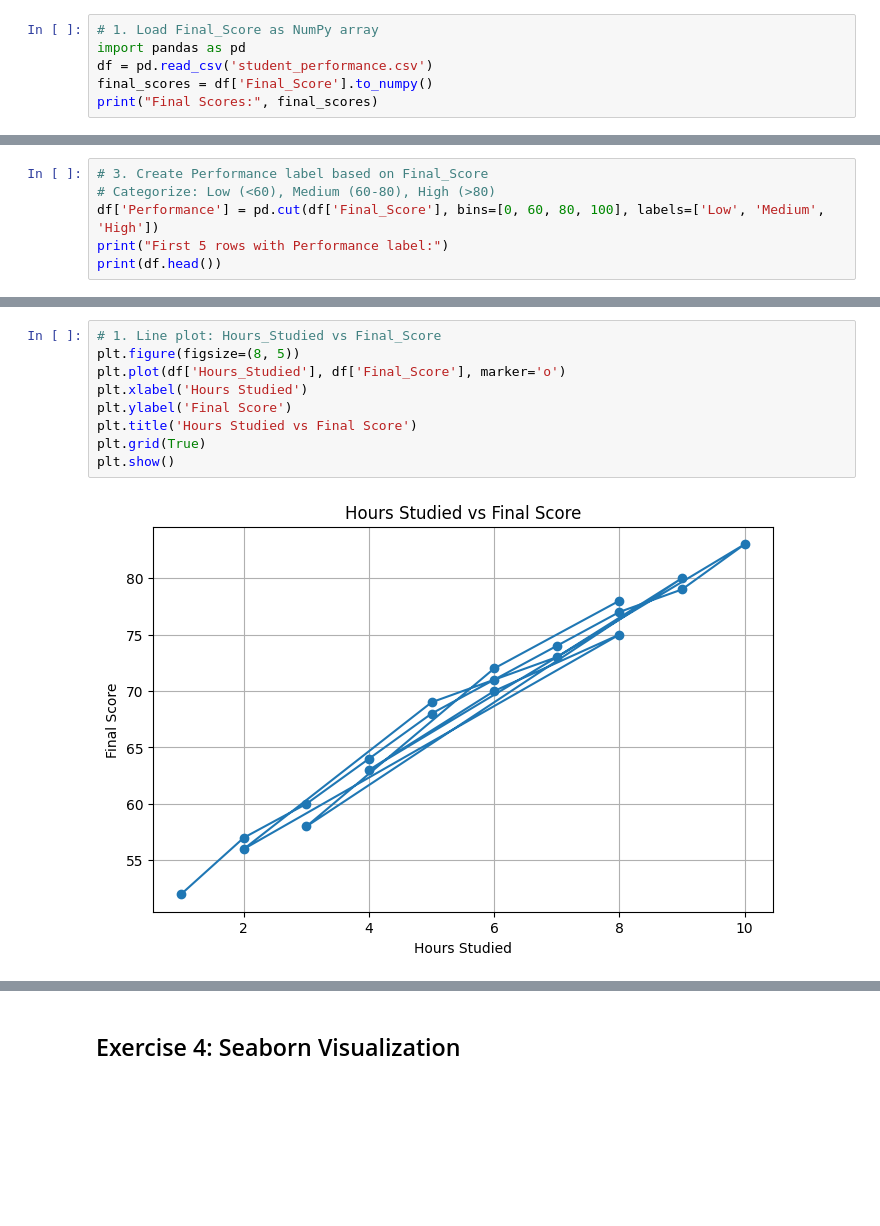
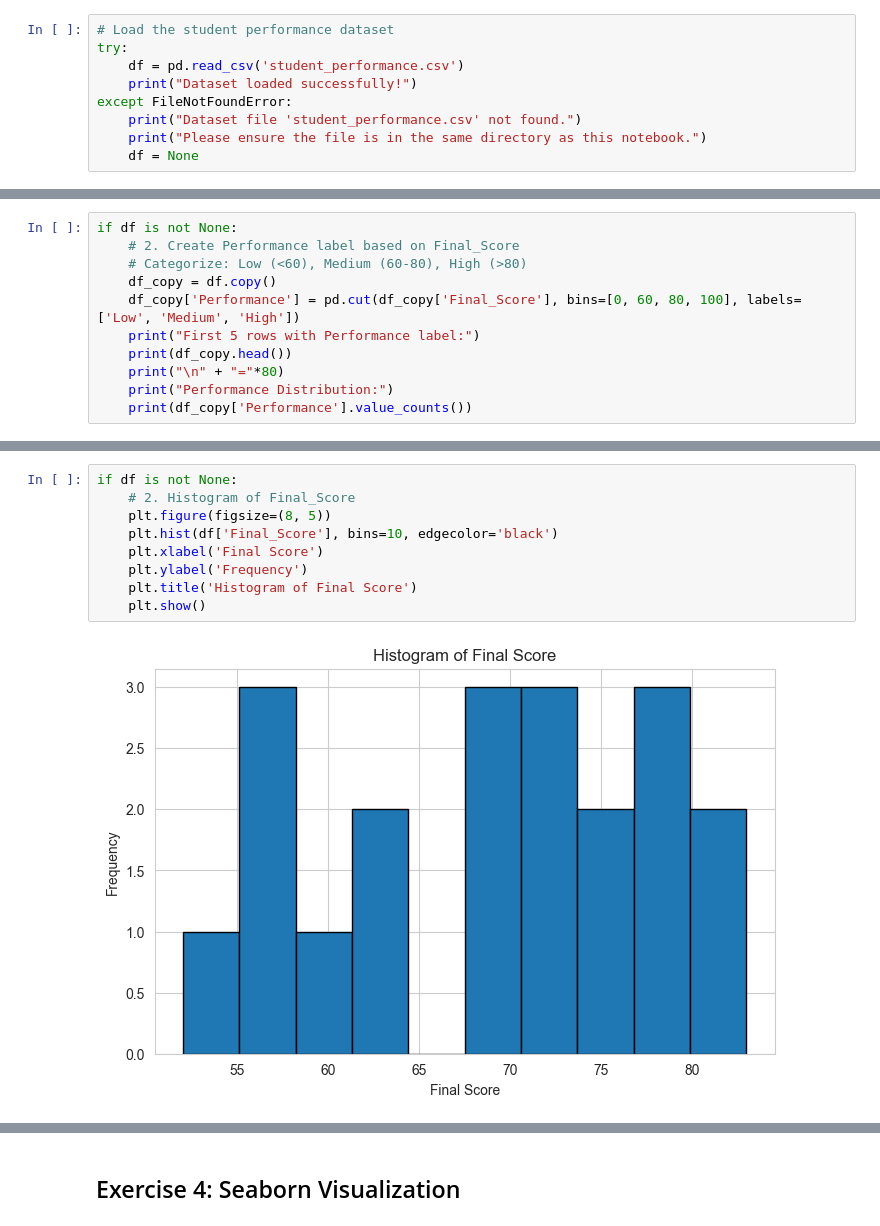
Before and after one commit to WhyAsh5114/MLDL, a Jupyter notebook: Exp0/Exp0.ipynb, the cells around one changed output, grey strips where cells are left out. Cells and saved outputs as stored; diff of their text form; blank space fills up the shorter version.

```diff
--- a/Exp0/Exp0.ipynb
+++ b/Exp0/Exp0.ipynb
@@ -12,7 +40,10 @@ import numpy as np
 # %%
-# 1. Load Final_Score as NumPy array
-import pandas as pd
-df = pd.read_csv('student_performance.csv')
-final_scores = df['Final_Score'].to_numpy()
-print("Final Scores:", final_scores)
+# Load the student performance dataset
+try:
+    df = pd.read_csv('student_performance.csv')
+    print("Dataset loaded successfully!")
+except FileNotFoundError:
+    print("Dataset file 'student_performance.csv' not found.")
+    print("Please ensure the file is in the same directory as this notebook.")
+    df = None
 # %% [output]
@@ -58,9 +138,14 @@ dtype: int64
 # %%
-# 3. Create Performance label based on Final_Score
-# Categorize: Low (<60), Medium (60-80), High (>80)
-df['Performance'] = pd.cut(df['Final_Score'], bins=[0, 60, 80, 100], labels=['Low', 'Medium', 'High'])
-print("First 5 rows with Performance label:")
-print(df.head())
+if df is not None:
+    # 2. Create Performance label based on Final_Score
+    # Categorize: Low (<60), Medium (60-80), High (>80)
+    df_copy = df.copy()
+    df_copy['Performance'] = pd.cut(df_copy['Final_Score'], bins=[0, 60, 80, 100], labels=['Low', 'Medium', 'High'])
+    print("First 5 rows with Performance label:")
+    print(df_copy.head())
+    print("\n" + "="*80)
+    print("Performance Distribution:")
+    print(df_copy['Performance'].value_counts())
 # %% [output]
 First 5 rows with Performance label:
    Hours_Studied  Attendance  Assignment_Score  Midterm_Score  Final_Score  \
@@ -83,12 +181,12 @@ import matplotlib.pyplot as plt
 # %%
-# 1. Line plot: Hours_Studied vs Final_Score
-plt.figure(figsize=(8, 5))
-plt.plot(df['Hours_Studied'], df['Final_Score'], marker='o')
-plt.xlabel('Hours Studied')
-plt.ylabel('Final Score')
-plt.title('Hours Studied vs Final Score')
-plt.grid(True)
-plt.show()
+if df is not None:
+    # 2. Histogram of Final_Score
+    plt.figure(figsize=(8, 5))
+    plt.hist(df['Final_Score'], bins=10, edgecolor='black')
+    plt.xlabel('Final Score')
+    plt.ylabel('Frequency')
+    plt.title('Histogram of Final Score')
+    plt.show()
 # %% [output]
-[figure, old version]
+[figure, new version]
 # %%
```
Also changed, not shown: parts of 19 cells of this notebook, 7 other files.
